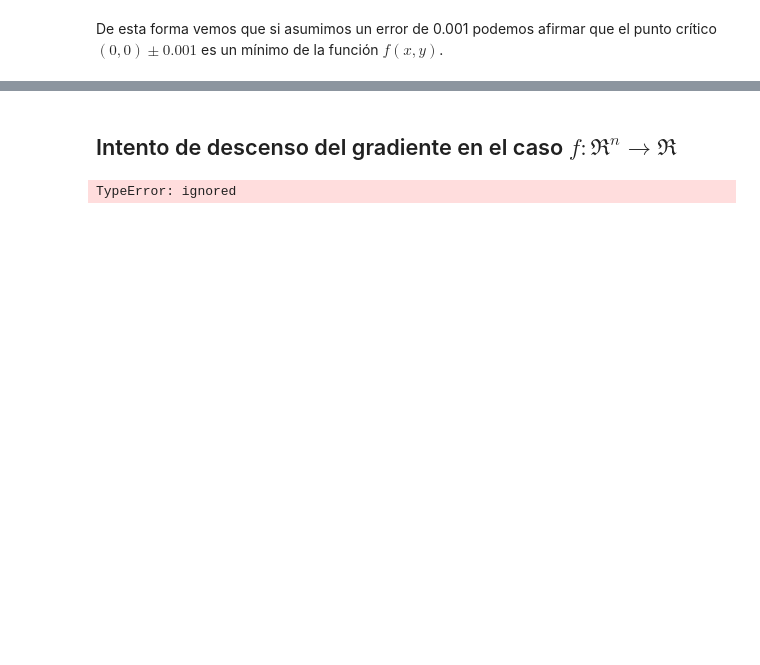
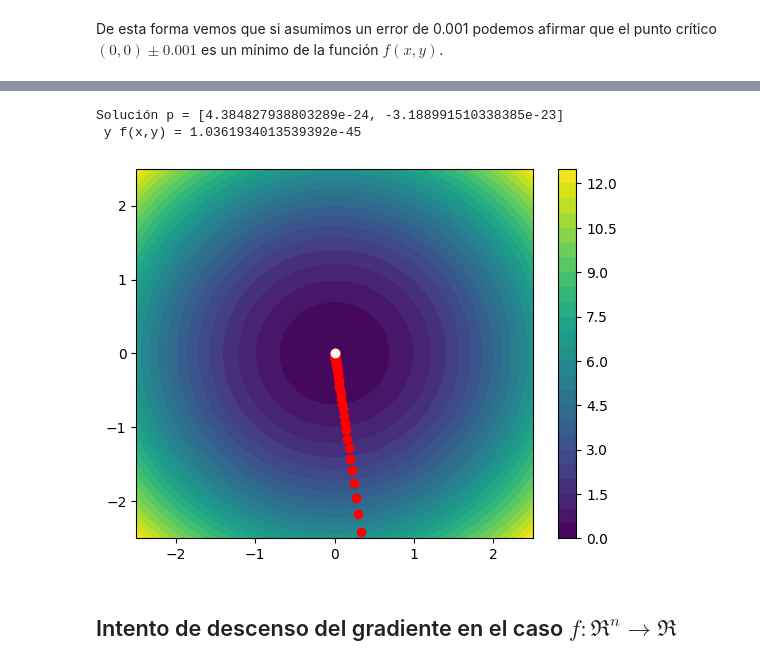
Before and after one commit to emichester/03MIAR_Algoritmos_de_Optimizacion, a Jupyter notebook: AG2/Algoritmos_Emilio_Jesús_Hernandez_Salas_AG2.ipynb, the cells around one changed output, grey strips where cells are left out. Saved outputs shown, nothing was run; the diff lists cells and outputs as text; code cells hidden in the pictures; blank space fills up the shorter version.

```diff
--- a/AG2/Algoritmos_Emilio_Jesús_Hernandez_Salas_AG2.ipynb
+++ b/AG2/Algoritmos_Emilio_Jesús_Hernandez_Salas_AG2.ipynb
@@ -160,21 +249,58 @@ De esta forma vemos que si asumimos un error de 0.001 podemos afirmar que el pun
+# %%
+f = lambda X: X[0]**2 + X[1]**2
+df = lambda X: [2*X[0] , 2*X[1]]
+# %%
+# Preparamos los datos para poder representar el mapa de niveles en Z
+resolucion = 30
+rango = 2.5
+X = np.linspace(-rango, rango, resolucion)
+Y = np.linspace(-rango, rango, resolucion)
+Z = np.zeros((resolucion,resolucion))
+
+for ix, x in enumerate(X):
+    for iy, y in enumerate(Y):
+        Z[ix,iy] = f([x,y])
+
+fig, ax = plt.subplots(1)
+# Pinta el mapa de niveles de Z
+contour = ax.contourf(X,Y,Z,resolucion)
+cbar = plt.colorbar(contour)
+
+# Generar punto de partida aleatorio
+P = [random.uniform(-rango,rango), random.uniform(-rango,rango)]
+ax.plot(P[0], P[1], "ro")
+
+TA = 0.05
+
+for _ in range(500):
+    grad = df(P)
+    P[0], P[1] = P[0]-TA*grad[0], P[1]-TA*grad[1]
+
+    ax.plot(P[0], P[1], "ro")
+
+ax.plot(P[0], P[1], "wo")
+
+print(f"Solución p = {P} \n y f(x,y) = {f(P)}")
+# %% [output]
+Solución p = [4.384827938803289e-24, -3.188991510338385e-23]
+ y f(x,y) = 1.0361934013539392e-45
+[figure, added]
 # %% [markdown]
 ## Intento de descenso del gradiente en el caso $f : \Re^n \rightarrow \Re$
 # %%
-fn = lambda x,y,z: x**2+y**2+z**2
+# fn = lambda x,y,z: x**2+y**2+z**2
 
-X = np.linspace(-5, 5, 101)
-Y = np.linspace(-5, 5, 101)
-Z = np.linspace(-5, 5, 101)
+# X = np.linspace(-5, 5, 101)
+# Y = np.linspace(-5, 5, 101)
+# Z = np.linspace(-5, 5, 101)
 
-def gradfn(h,*args):
-    gr = []
-    for k, dim in enumerate(args):
-        gr.append(
-            ( fn(args[0:k],args[k]+h,args[k:]) - fn(args[0:k],args[k]-h,args[k:]) )/(2*h)
-        )
+# def gradfn(h,*args):
+#     gr = []
+#     for k, dim in enumerate(args):
+#         gr.append(
+#             ( fn(args[0:k],args[k]+h,args[k:]) - fn(args[0:k],args[k]-h,args[k:]) )/(2*h)
+#         )
 
-    return np.array(gr)
+#     return np.array(gr)
 
-gradfn(0.0001,X,Y,Z)
+# gradfn(0.0001,X,Y,Z)
-# %% [output]
-TypeError: ignored
```
Also changed, not shown: parts of 10 cells of this notebook.
